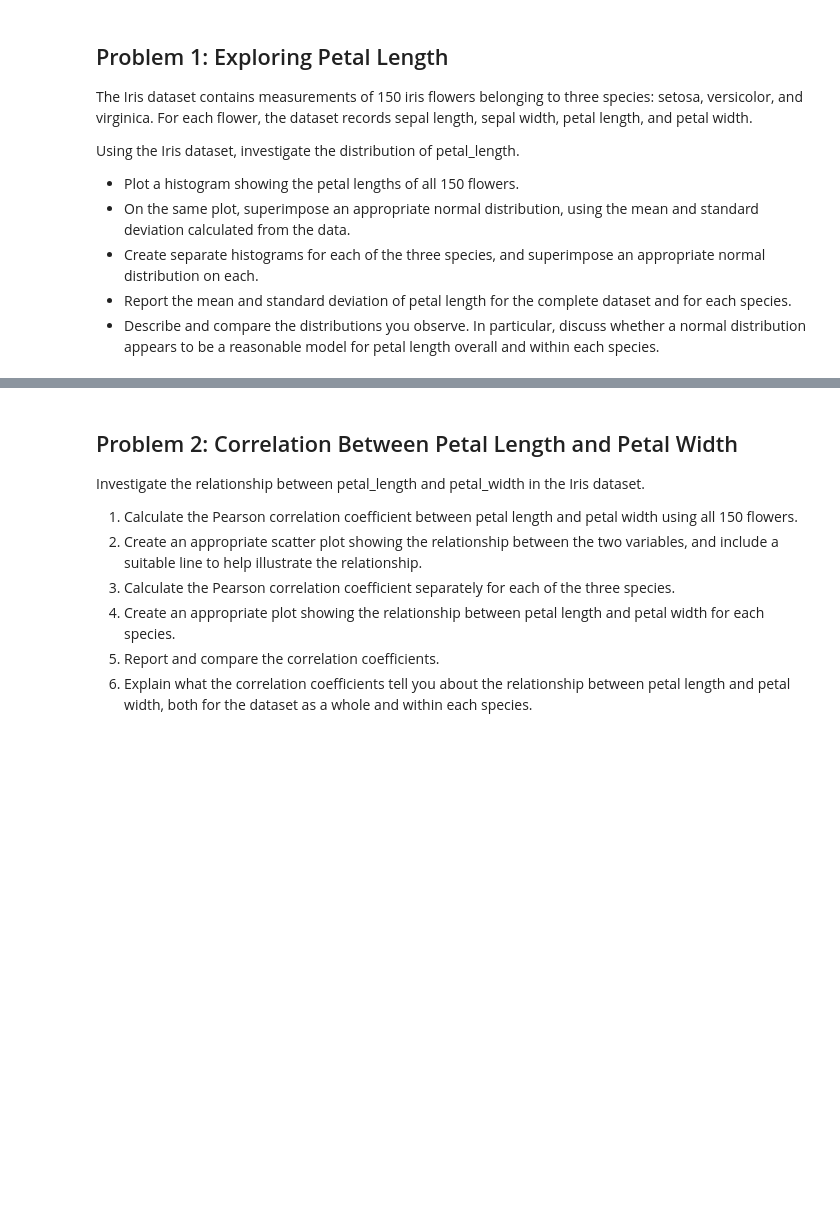
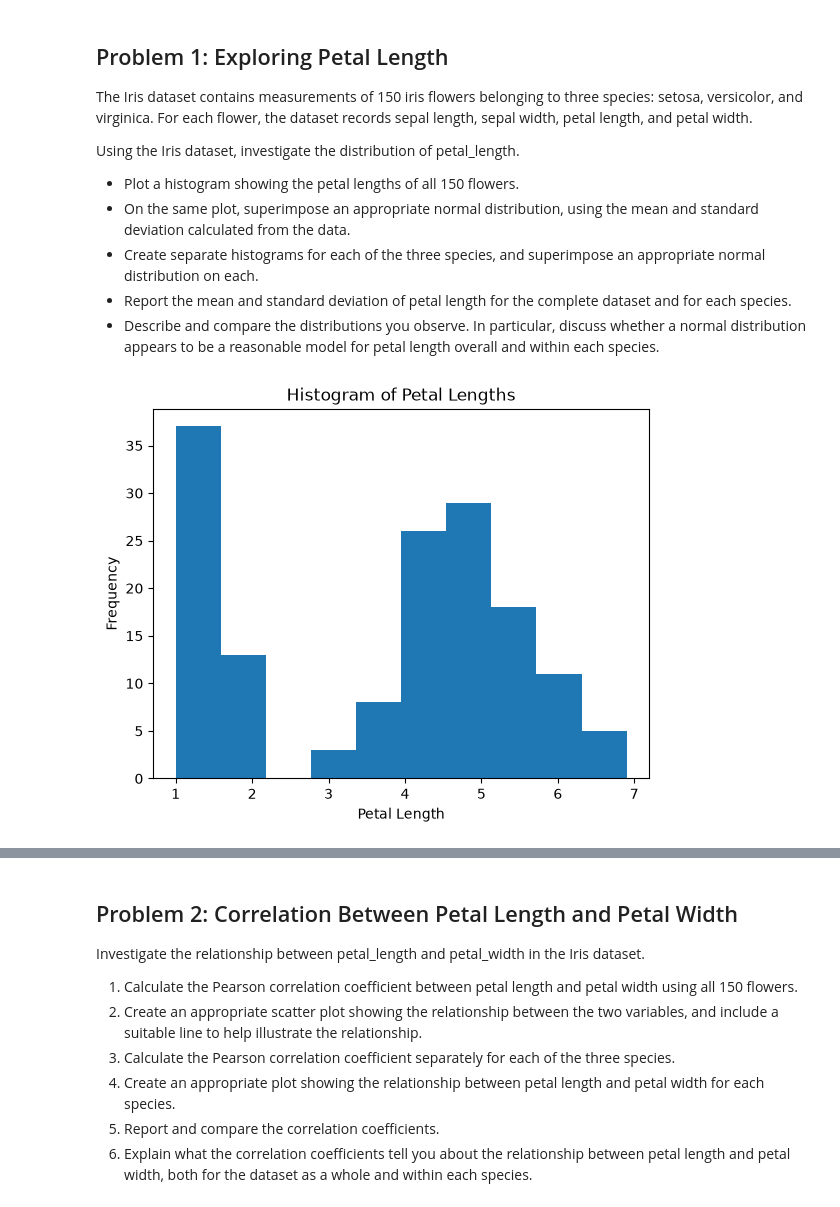
Before and after one commit to marianemcgrath/applied-statistics, a Jupyter notebook: problems.ipynb, the cells around one changed output, grey strips where cells are left out. Drawn from its saved outputs; the diff is of its cells as text; code cells hidden in the pictures; blank space fills up the shorter version.

Commit message:
requirements doc and histograms

```diff
--- a/problems.ipynb
+++ b/problems.ipynb
@@ -57,3 +57,12 @@ Using the Iris dataset, investigate the distribution of petal_length.
  - Describe and compare the distributions you observe. In particular, discuss whether a normal distribution appears to be a reasonable model for petal length overall and within each species.
 # %%
 # Histogram showing the petal lengths of all flowers
+
+plt.hist(iris_data['petal.length'])
+plt.xlabel('Petal Length')
+plt.ylabel('Frequency')
+plt.title('Histogram of Petal Lengths')
+
+plt.show()
+# %% [output]
+[figure, added]
```
Also changed, not shown: parts of 1 cell of this notebook, 2 other files.
